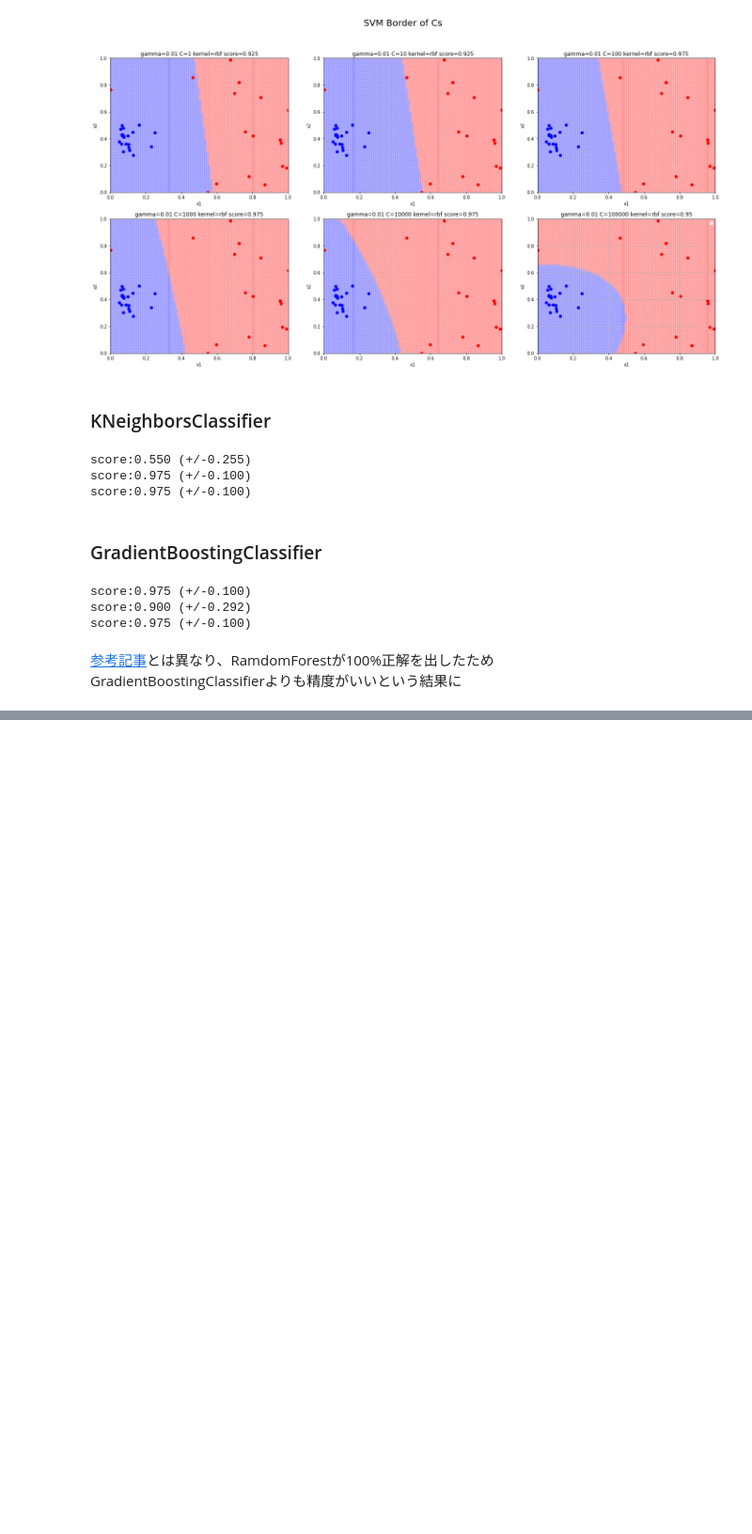
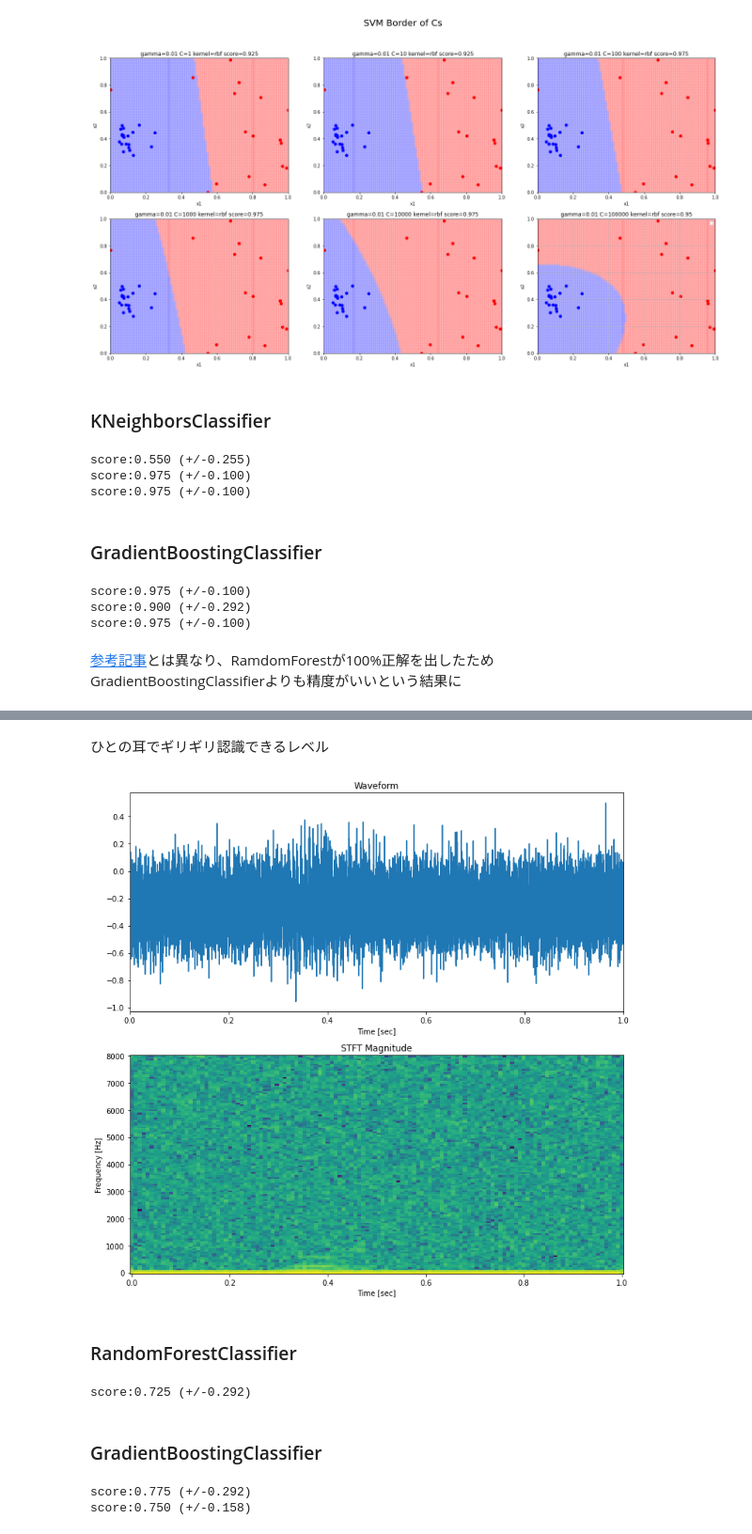
Before and after one commit to sadahry/notebooks, a Jupyter notebook: signal_processing/yes_no_detection.ipynb, the cells around one changed output, grey strips where cells are left out. Shown at 94% size. Saved outputs shown, nothing was run; the diff lists cells and outputs as text; code cells hidden in the pictures; blank space fills up the shorter version.

```diff
--- a/signal_processing/yes_no_detection.ipynb
+++ b/signal_processing/yes_no_detection.ipynb
@@ -627,0 +660,23 @@ GradientBoostingClassifierよりも精度がいいという結果に
+# %% [markdown]
+ひとの耳でギリギリ認識できるレベル
+# %%
+# len of samplerate = 1sec
+target_length = samplerate
+fig, axes = plt.subplots(2, figsize=(12, 12))
+
+waveform = X_no_noise[0][:target_length]
+t = np.arange(0, waveform.shape[0]/samplerate, 1/samplerate)
+axes[0].plot(t, waveform)
+axes[0].set_title('Waveform')
+axes[0].set_xlabel('Time [sec]')
+axes[0].set_xlim([0, target_length/samplerate]) # adjustment
+
+f, t, log_spectrogram = get_log_spectrogram(waveform)
+axes[1].pcolormesh(t, f, log_spectrogram)
+axes[1].set_title('STFT Magnitude')
+axes[1].set_xlabel('Time [sec]')
+axes[1].set_ylabel('Frequency [Hz]')
+
+plt.show()
+# %% [output]
+[figure, added]
@@ -627,0 +700,23 @@ GradientBoostingClassifierよりも精度がいいという結果に
+# %% [markdown]
+### RandomForestClassifier
+# %%
+from sklearn.ensemble import RandomForestClassifier
+clf = RandomForestClassifier(random_state=seed)
+
+scores = sklearn.model_selection.cross_val_score(clf, X_noise_feat, y, cv=5)
+print('score:{:.3f} (+/-{:.3f})'.format(scores.mean(), scores.std()*2))
+# %% [output]
+score:0.725 (+/-0.292)
+# %% [markdown]
+### GradientBoostingClassifier
+# %%
+clf = sklearn.ensemble.GradientBoostingClassifier(random_state=seed)
+
+scores = sklearn.model_selection.cross_val_score(clf, X_noise_feat, y, cv=5)
+print('score:{:.3f} (+/-{:.3f})'.format(scores.mean(), scores.std()*2))
+
+scores = sklearn.model_selection.cross_val_score(clf, X_noise_mfcc, y, cv=5)
+print('score:{:.3f} (+/-{:.3f})'.format(scores.mean(), scores.std()*2))
+# %% [output]
+score:0.775 (+/-0.292)
+score:0.750 (+/-0.158)
```
Also changed, not shown: parts of 8 cells of this notebook.
